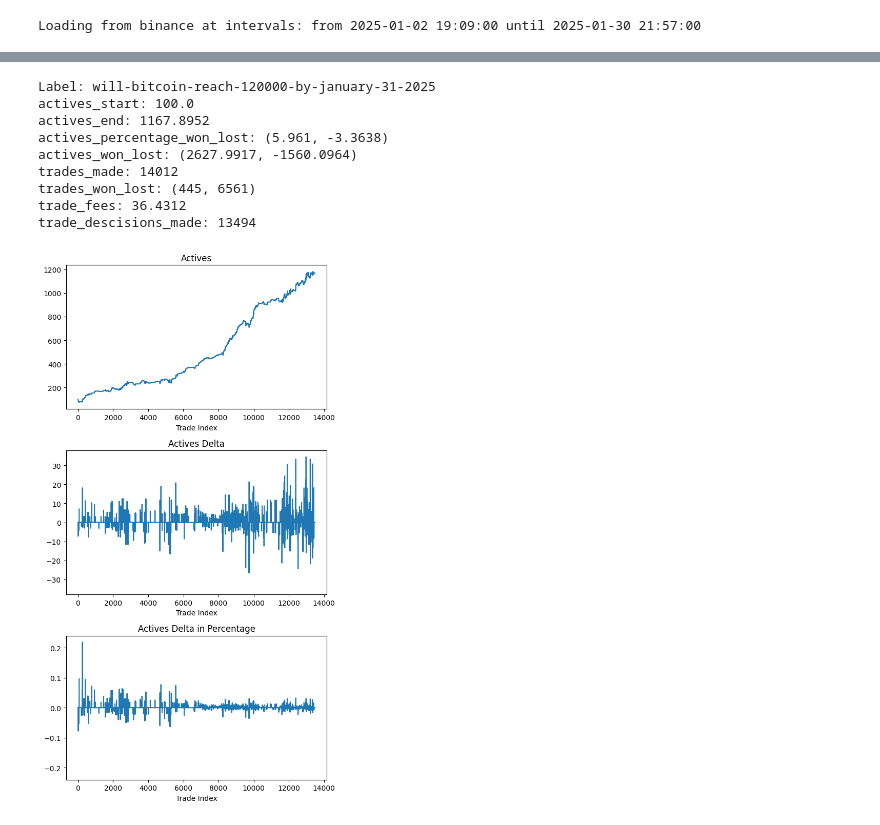
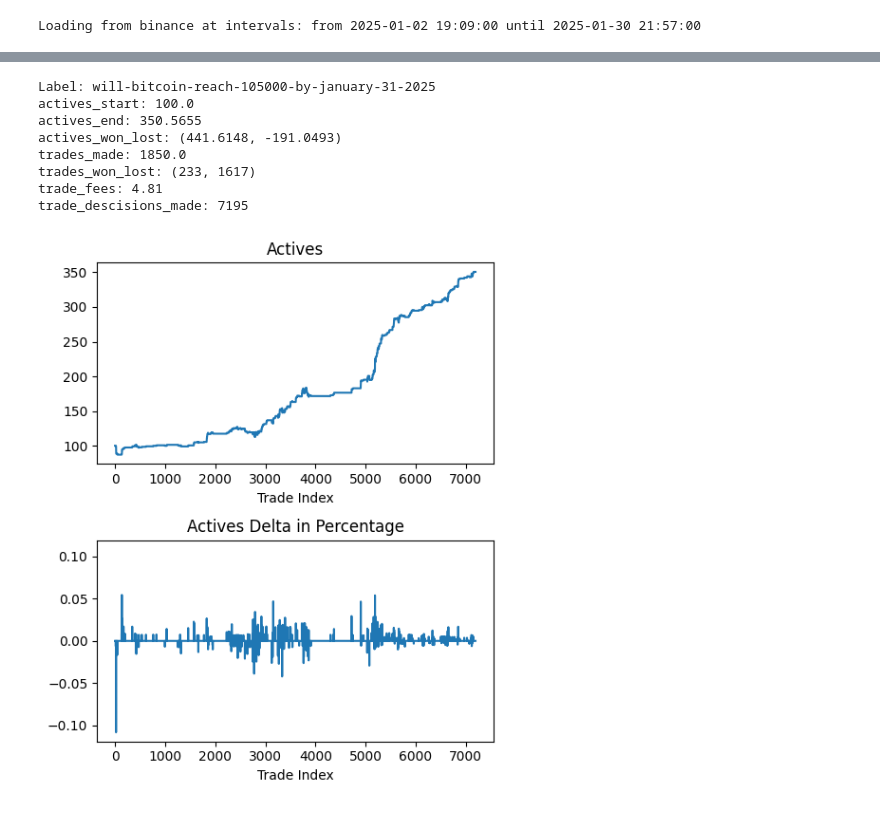
Before and after one commit to DiceNameIsMy/algotrading, a Jupyter notebook: src/experiment.ipynb, the cells around one changed output, grey strips where cells are left out. Saved outputs shown, nothing was run; the diff lists cells and outputs as text; code cells hidden in the pictures.

```diff
--- a/src/experiment.ipynb
+++ b/src/experiment.ipynb
@@ -163,7 +162,7 @@ def simulate_trading(
 
     idx = 1
     while idx < (len(poly_price) - 1):
-        trading_func_use_all(
+        trading_func_use_capped(
             idx,
             shares,
             binance_delta,
@@ -232,21 +231,16 @@ def plot_result(result: dict):
 
     print_result(result)
 
-    fig, axs = plt.subplots(3, 1, figsize=(6, 11))
+    fig, axs = plt.subplots(2, 1, figsize=(5, 6))
 
     axs[0].plot(actives)
     axs[0].set_title("Actives")
     axs[0].set_xlabel("Trade Index")
 
-    axs[1].plot(actives_delta)
-    axs[1].set_title("Actives Delta")
+    axs[1].plot(actives_delta_percentage)
+    axs[1].set_title("Actives Delta in Percentage")
     axs[1].set_xlabel("Trade Index")
-    axs[1].set_ylim(symmetric_ylim(actives_delta))
-
-    axs[2].plot(actives_delta_percentage)
-    axs[2].set_title("Actives Delta in Percentage")
-    axs[2].set_xlabel("Trade Index")
-    axs[2].set_ylim(symmetric_ylim(actives_delta_percentage))
+    axs[1].set_ylim(symmetric_ylim(actives_delta_percentage))
 
     plt.tight_layout()
     plt.show()
@@ -315,24 +270,23 @@ array([-0.    ,  0.    , -0.    ,  0.    ,  0.    , -0.    ,  0.019 ,
 # %%
-market_data = processed_markets[4]
-binance_delta = binance_deltas[4]
+market_data = processed_markets[6]
+binance_delta = binance_deltas[6]
 
 print("Label:", market_data.label)
 result = simulate_trading(
     market_data.close,
     binance_delta,
     starting_balance=100,
-    min_delta=30,
+    min_delta=80,
     transaction_fee=0.0026,
 )
 plot_result(result)
 # %% [output]
-Label: will-bitcoin-reach-120000-by-january-31-2025
+Label: will-bitcoin-reach-105000-by-january-31-2025
 actives_start: 100.0
-actives_end: 1167.8952
-actives_percentage_won_lost: (5.961, -3.3638)
-actives_won_lost: (2627.9917, -1560.0964)
-trades_made: 14012
-trades_won_lost: (445, 6561)
-trade_fees: 36.4312
-trade_descisions_made: 13494
+actives_end: 350.5655
+actives_won_lost: (441.6148, -191.0493)
+trades_made: 1850.0
+trades_won_lost: (233, 1617)
+trade_fees: 4.81
+trade_descisions_made: 7195
-[figure, old version]
+[figure, new version]
```
Also changed, not shown: parts of 17 cells of this notebook, 3 other files.
